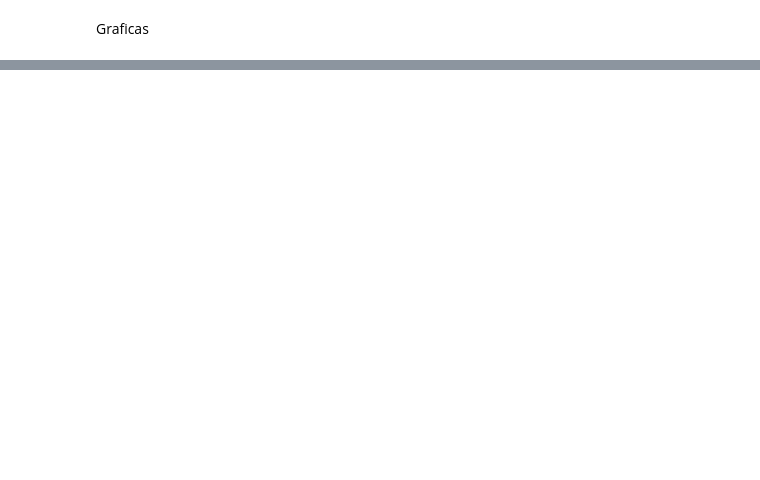
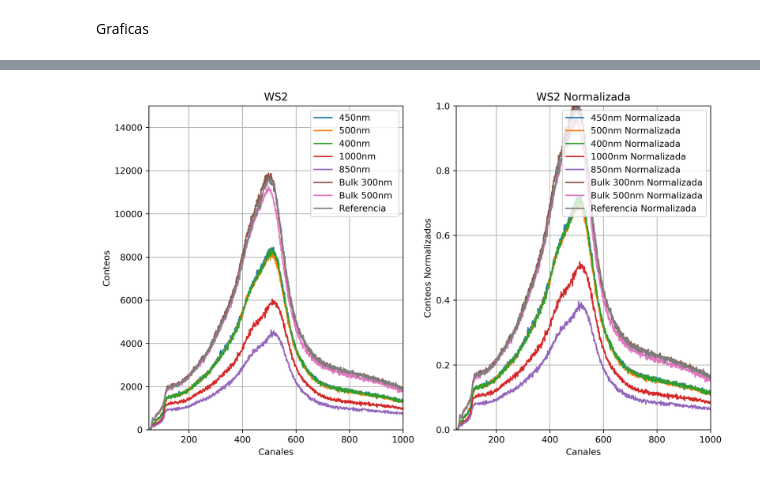
Before and after one commit to jpabonl/Proyecto-experimental, a Jupyter notebook: Graficas_Toma_2.ipynb, the cells around one changed output, grey strips where cells are left out. Drawn from its saved outputs; the diff is of its cells as text; code cells hidden in the pictures; blank space fills up the shorter version.

```diff
--- a/Graficas_Toma_2.ipynb
+++ b/Graficas_Toma_2.ipynb
@@ -61,0 +153,84 @@ plt.show()
+# %%
+# Calcular los máximos y mínimos de Pos1Ref
+max_Pos1Ref1 = np.max(Pos1Ref1)
+min_Pos1Ref1 = np.min(Pos1Ref1)
+
+# Normalizar los datos de Pos2WS2 y Pos3WS2 utilizando los máximos y mínimos de Pos1Ref
+Pos3WS2_normalized = (Pos3WS2 - min_Pos1Ref1) / (max_Pos1Ref1 - min_Pos1Ref1)
+Pos6WS2_normalized = (Pos6WS2 - min_Pos1Ref1) / (max_Pos1Ref1 - min_Pos1Ref1)
+Pos7WS2_normalized = (Pos7WS2 - min_Pos1Ref1) / (max_Pos1Ref1 - min_Pos1Ref1)
+WS21000_normalized = (WS21000 - min_Pos1Ref1) / (max_Pos1Ref1 - min_Pos1Ref1)
+WS2850_normalized = (WS2850 - min_Pos1Ref1) / (max_Pos1Ref1 - min_Pos1Ref1)
+Bulk1_normalized = (Bulk1 - min_Pos1Ref1) / (max_Pos1Ref1 - min_Pos1Ref1)
+Bulk2_normalized = (Bulk2 - min_Pos1Ref1) / (max_Pos1Ref1 - min_Pos1Ref1)
+Pos1Ref1_normalized = (Pos1Ref1 - min_Pos1Ref1) / (max_Pos1Ref1 - min_Pos1Ref1)
+
+# Graficar la función original y la función normalizada
+plt.figure(figsize=(10, 6))
+
+plt.subplot(1, 2, 1)
+plt.plot(Pos3WS2, label='450nm ')
+plt.plot(Pos6WS2, label='500nm ')
+plt.plot(Pos7WS2, label='400nm ')
+plt.plot(WS21000, label='1000nm ')
+plt.plot(WS2850, label='850nm ')
+plt.plot(Bulk1, label='Bulk 300nm ')
+plt.plot(Bulk2, label='Bulk 500nm ')
+plt.plot(Pos1Ref1, label='Referencia ')
+plt.xlim(50, 1000)
+plt.ylim(0, 15000)
+plt.grid()
+plt.title('WS2')
+plt.ylabel('Conteos')
+plt.xlabel('Canales')
+plt.legend()
+
+plt.subplot(1, 2, 2)
+plt.plot(Pos3WS2_normalized, label='450nm Normalizada')
+plt.plot(Pos6WS2_normalized, label='500nm Normalizada')
+plt.plot(Pos7WS2_normalized, label='400nm Normalizada')
+plt.plot(WS21000_normalized, label='1000nm Normalizada')
+plt.plot(WS2850_normalized, label='850nm Normalizada')
+plt.plot(Bulk1_normalized, label='Bulk 300nm Normalizada')
+plt.plot(Bulk2_normalized, label='Bulk 500nm Normalizada')
+plt.plot(Pos1Ref1_normalized, label='Referencia Normalizada')
+plt.xlim(50, 1000)
+plt.ylim(0, 1)
+plt.grid()
+plt.title('WS2 Normalizada')
+plt.ylabel('Conteos Normalizados')
+plt.xlabel('Canales')
+plt.legend()
+
+plt.tight_layout()
+plt.show()
+
+
+
+# Calcular la diferencia relativa entre Pos3WS2_normalized y Pos1Ref_normalized
+diff_Pos3WS2 = np.abs(Pos3WS2_normalized - Pos1Ref1_normalized)
+diff_Pos6WS2 = np.abs(Pos6WS2_normalized - Pos1Ref1_normalized)
+diff_Pos7WS2 = np.abs(Pos7WS2_normalized - Pos1Ref1_normalized)
+diff_WS2850 = np.abs(WS2850_normalized - Pos1Ref1_normalized)
+diff_WS21000 = np.abs(WS21000_normalized - Pos1Ref1_normalized)
+diff_Bulk1 = np.abs(Bulk1_normalized - Pos1Ref1_normalized)
+diff_Bulk2 = np.abs(Bulk2_normalized - Pos1Ref1_normalized)
+# Calcular el promedio de las diferencias relativas
+mean_diff_Pos3WS2 = np.mean(diff_Pos3WS2)*100
+mean_diff_Pos6WS2 = np.mean(diff_Pos6WS2)*100
+mean_diff_Pos7WS2 = np.mean(diff_Pos7WS2)*100
+mean_diff_WS2850 = np.mean(diff_WS2850)*100
+mean_diff_WS21000 = np.mean(diff_WS21000)*100
+mean_diff_Bulk1 = np.mean(diff_Bulk1)*100
+mean_diff_Bulk2 = np.mean(diff_Bulk2)*100
+
+
+print("Diferencia relativa media de Pos3WS2_normalized respecto a Pos1Ref_normalized:", mean_diff_Pos3WS2)
+print("Diferencia relativa media de Pos6WS2_normalized respecto a Pos1Ref_normalized:", mean_diff_Pos6WS2)
+print("Diferencia relativa media de Pos7WS2_normalized respecto a Pos1Ref_normalized:", mean_diff_Pos7WS2)
+print("Diferencia relativa media de WS2850_normalized respecto a Pos1Ref_normalized:", mean_diff_WS2850)
+print("Diferencia relativa media de WS21000_normalized respecto a Pos1Ref_normalized:", mean_diff_WS21000)
+print("Diferencia relativa media de Bulk1_normalized respecto a Pos1Ref_normalized:", mean_diff_Bulk1)
+print("Diferencia relativa media de Bulk2_normalized respecto a Pos1Ref_normalized:", mean_diff_Bulk2)
+# %% [output]
+[figure, added]
```
Also changed, not shown: parts of 7 cells of this notebook.
